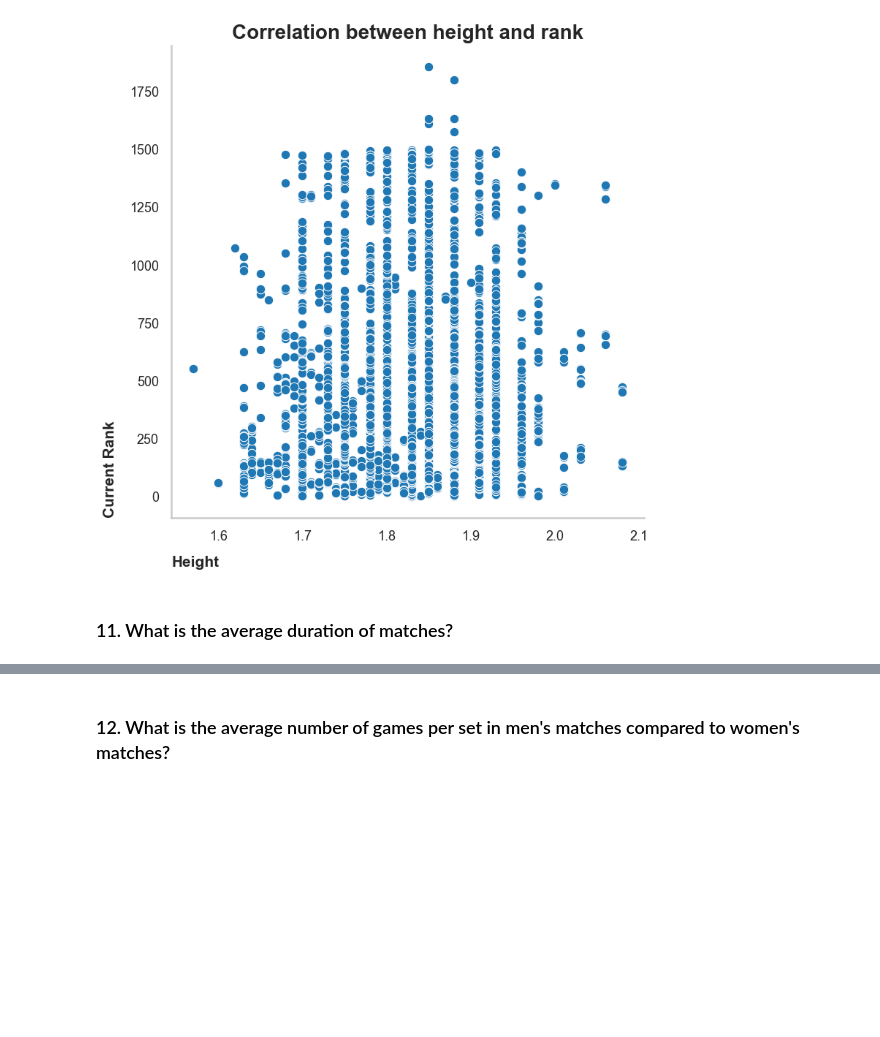
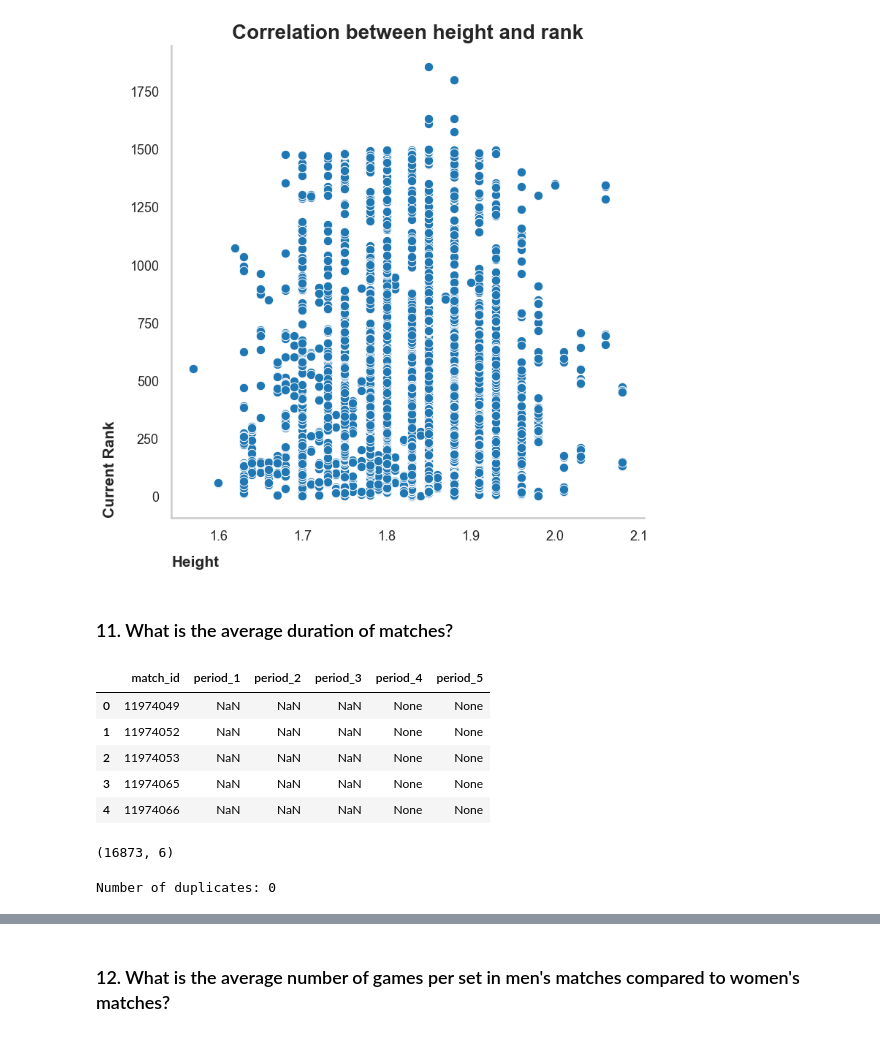
Before and after one commit to ParsaDEV15/Tennis-Project, a Jupyter notebook: notebooks/parsa_analysis_8_12.ipynb, the cells around one changed output, grey strips where cells are left out. Cells and saved outputs as stored; diff of their text form; code cells hidden in the pictures; blank space fills up the shorter version.

```diff
--- a/notebooks/parsa_analysis_8_12.ipynb
+++ b/notebooks/parsa_analysis_8_12.ipynb
@@ -199,3 +199,21 @@ plt.show()
 del match_home_df, match_away_team_df, df_merged
 # %% [markdown]
 <h3>11. What is the average duration of matches?</h3>
+# %%
+time_df = pd.read_parquet('../data/raw/parquets/match_time.parquet', columns=['match_id', 'period_1', 'period_2', 'period_3', 'period_4', 'period_5'])
+time_df.head()
+# %% [output]
+|  | match_id | period_1 | period_2 | period_3 | period_4 | period_5 |
+| 0 | 11974049 | NaN | NaN | NaN | None | None |
+| 1 | 11974052 | NaN | NaN | NaN | None | None |
+| 2 | 11974053 | NaN | NaN | NaN | None | None |
+| 3 | 11974065 | NaN | NaN | NaN | None | None |
+| 4 | 11974066 | NaN | NaN | NaN | None | None |
+# %%
+time_df.shape
+# %% [output]
+(16873, 6)
+# %%
+print('Number of duplicates:', time_df.duplicated().sum())
+# %% [output]
+Number of duplicates: 0
```
Also changed, not shown: parts of 10 cells of this notebook.
